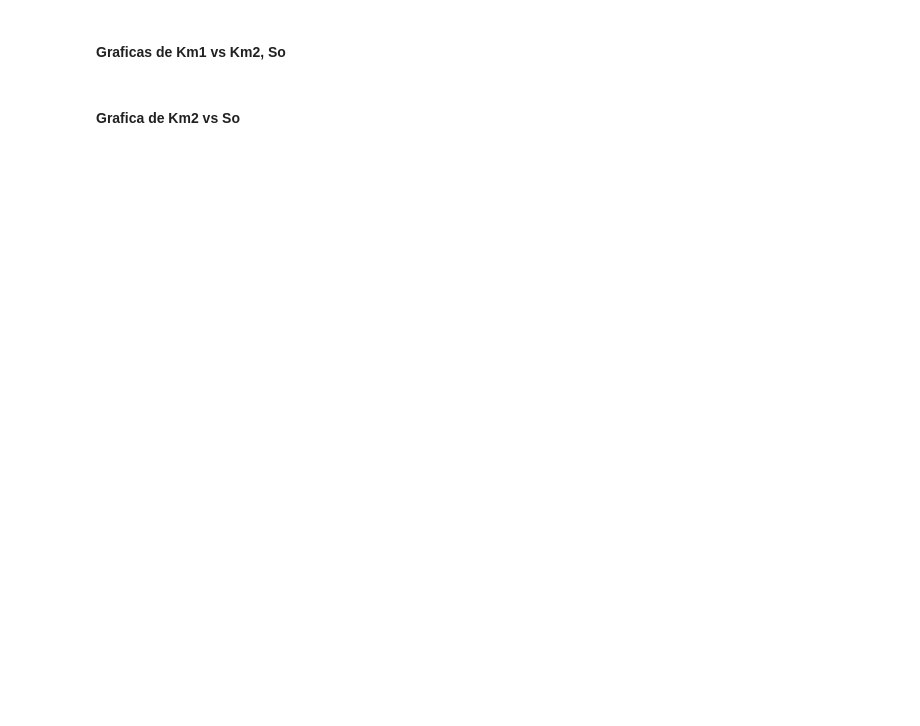
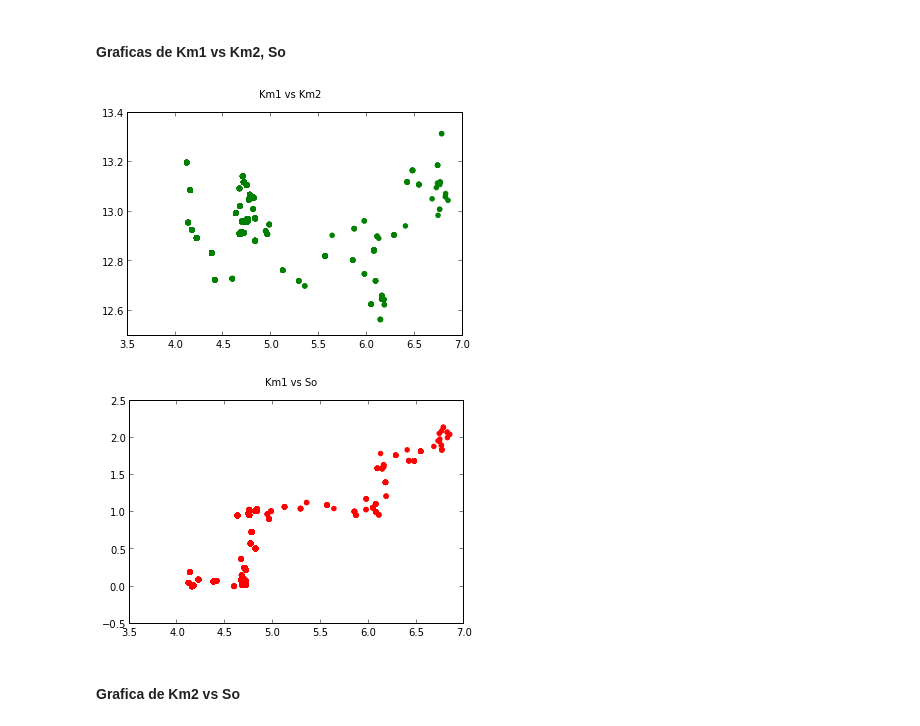
Before and after one commit to nana0220/Tarea_8, a Jupyter notebook: Tarea8.ipynb, the cells around one changed output. Cells and saved outputs as stored; diff of their text form; code cells hidden in the pictures; blank space fills up the shorter version.

```diff
--- a/Tarea8.ipynb
+++ b/Tarea8.ipynb
@@ -257,4 +270,17 @@ plt.legend(loc=2)
 # %% [markdown]
 #### Graficas de Km1 vs Km2, So
+# %%
+plt.figure('1')
+plt.suptitle('Km1 vs Km2')
+plt.scatter(Km1_walk,Km2_walk, color='green')
+plt.legend(loc=2)
+
+plt.figure('2')
+plt.suptitle('Km1 vs So')
+plt.scatter(Km1_walk,So_walk, color='red')
+plt.legend(loc=2)
+# %% [output]
+[figure, added]
+[figure, added]
 # %% [markdown]
 #### Grafica de Km2 vs So
```
Also changed, not shown: parts of 8 cells of this notebook.
